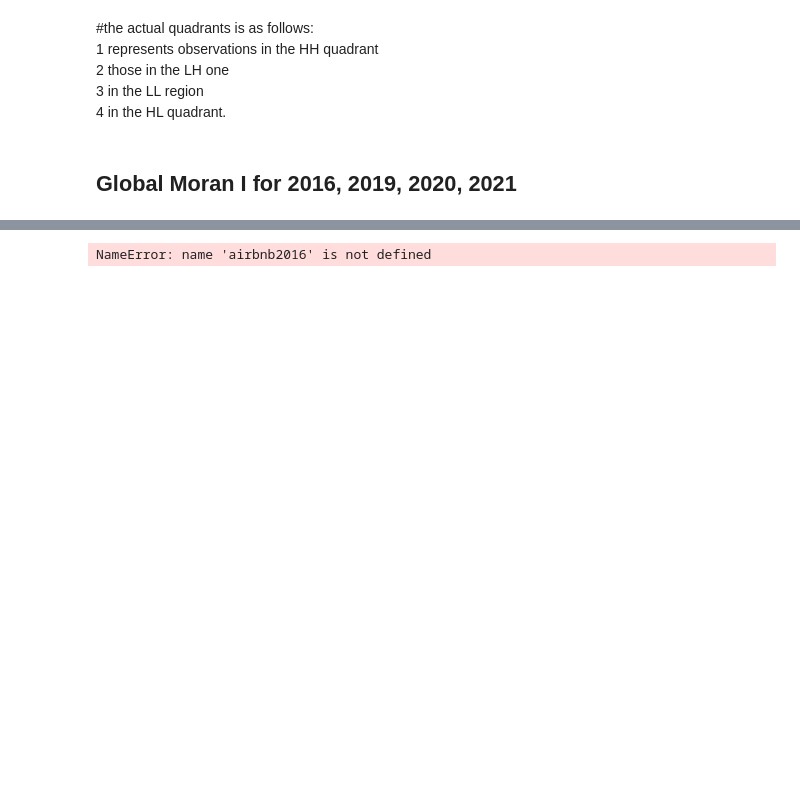
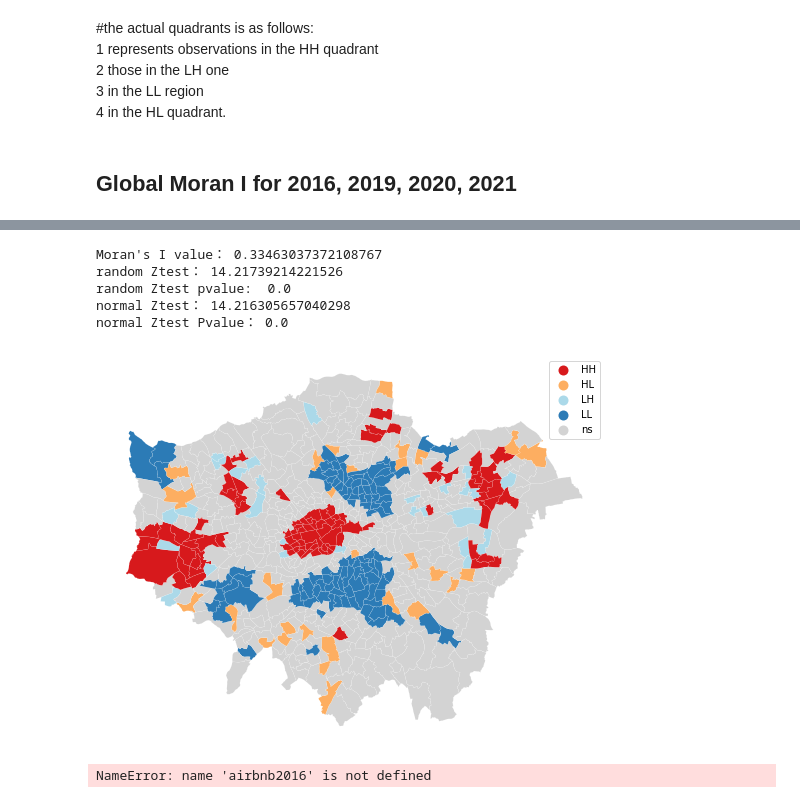
Before and after one commit to korentinchen/fsdsgroupwork, a Jupyter notebook: test.ipynb, the cells around one changed output, grey strips where cells are left out. Drawn from its saved outputs; the diff is of its cells as text; code cells hidden in the pictures; blank space fills up the shorter version.

Commit message:
Update test.ipynb
16 moran

```diff
--- a/test.ipynb
+++ b/test.ipynb
@@ -458,0 +488,20 @@ airbnb_origin2021 =pd.read_csv(url2021, compression='gzip', low_memory=False)
+# %%
+wardprof_16 = wlprof_16.groupby(['GSS_CODE'])[['id']].count().reset_index()
+cols = wardprof_16.columns.values
+cols[1] = 'profcount'
+wardprof_16.columns = cols
+
+wardtotal_16 = wltotal_16.groupby(['GSS_CODE'])[['id']].count().reset_index()
+cols = wardtotal_16.columns.values
+cols[1] = 'totalcount'
+wardtotal_16.columns = cols
+
+
+warddata_16=ward.merge(wardprof_16, on='GSS_CODE', how='left')
+warddata_16=warddata_16.merge(wardtotal_16, on='GSS_CODE', how='left')
+warddata_16['profcount'].fillna(0)
+warddata_16.eval('percent = profcount / totalcount' , inplace=True)
+# %%
+warddata_16_m=warddata_16[["GSS_CODE","percent","geometry"]]
+warddata_16_m
+warddata_16_m.isna().sum()
@@ -458,0 +513,3 @@ airbnb_origin2021 =pd.read_csv(url2021, compression='gzip', low_memory=False)
+# %%
+warddata_16_m['percent'] = warddata_16_m['percent'].fillna(0)
+warddata_16_m["percent"].isna().sum()
@@ -459,3 +523,29 @@ airbnb_origin2021 =pd.read_csv(url2021, compression='gzip', low_memory=False)
+# %%
+mi=esda.Moran(warddata_16_m[["percent"]],wq)
+
+print("Moran's I value：",mi.I)
+print("random Ztest：",mi.z_rand)
+print("random Ztest pvalue: ", mi.p_rand)
+print("normal Ztest：",mi.z_norm)
+print("normal Ztest Pvalue：",mi.p_norm)
+# %% [output]
+Moran's I value： 0.33463037372108767
+random Ztest： 14.21739214221526
+random Ztest pvalue:  0.0
+normal Ztest： 14.216305657040298
+normal Ztest Pvalue： 0.0
+# %%
+y_16 = warddata_16_m['percent'].values
+# w = lps.weights.distance.Kernel.from_dataframe(gdf_drop, fixed=False, k=15)
+# w.transform = 'r'
+
+moran_loc_16 = Moran_Local(y_16, wq)
+
+loc_moran_df_16 = pd.DataFrame({'name':warddata_16_m.GSS_CODE, 'loc_moran':moran_loc_16.Is}) # moran_loc.Is
+
+fig, ax = lisa_cluster(moran_loc_16, warddata_16_m, p=0.1, figsize = (9,9))
+# %% [output]
+[figure, added]
 # %%
 clean_dataframe_column_names(airbnb_origin2016)
 clean_dataframe_column_names(airbnb_origin2019)
```
Also changed, not shown: parts of 5 cells of this notebook.
